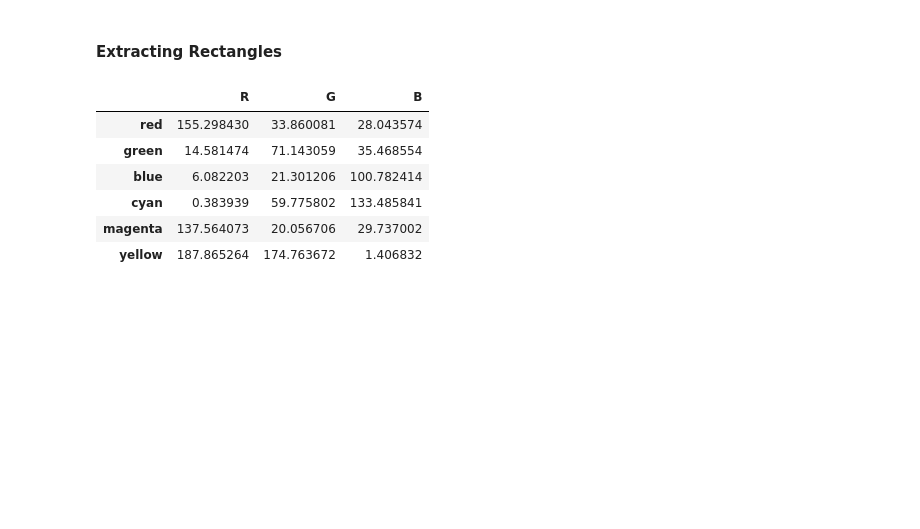
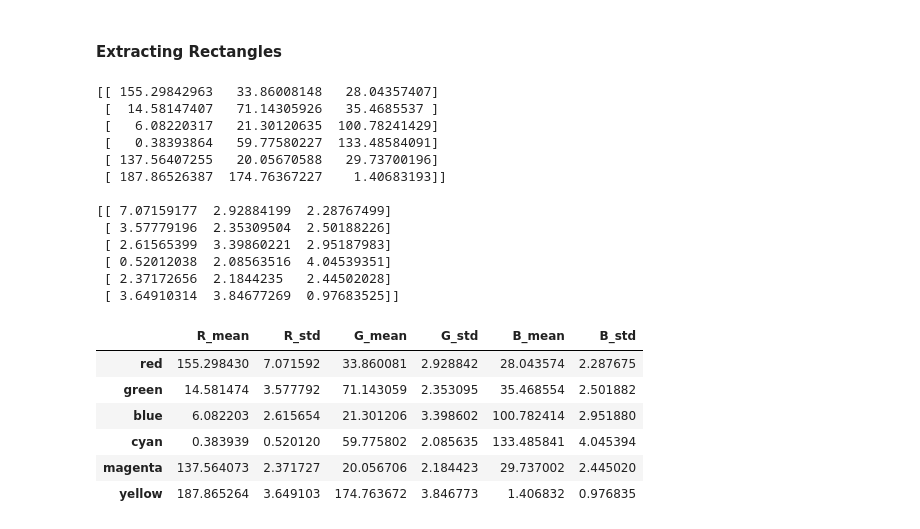
Before and after one commit to yizharf9/coding, a Jupyter notebook: bgu/multimedia_compression/first_paper/ex1.ipynb, the cells around one changed output. Drawn from its saved outputs; the diff is of its cells as text; code cells hidden in the pictures; blank space fills up the shorter version.

Commit message:
added std to table for 1.a

```diff
--- a/bgu/multimedia_compression/first_paper/ex1.ipynb
+++ b/bgu/multimedia_compression/first_paper/ex1.ipynb
@@ -77,19 +77,46 @@ plt.imsave("Printed_Colors_with_black_rectangles.jpeg", pixel_array)
 # %%
 pixel_array = image_as_array.copy()
 mean_pixel_values = []
+std_pixel_values = []
 
 for x_coord,y_coord,x_span,y_span in coordinates:
     rectangle = pixel_array[y_coord:y_coord+y_span ,x_coord:x_coord+x_span]
     mean_pixel_values.append(np.mean(rectangle, axis=(0, 1)))
-
+    std_pixel_values.append(np.std(rectangle, axis=(0, 1)))
 
 colors = ["red", "green", "blue", "cyan", "magenta", "yellow"]
-pd.DataFrame(mean_pixel_values, columns=["R", "G", "B"], index=[color for color in colors])
+
+mean_pixel_values = np.array(mean_pixel_values)
+std_pixel_values = np.array(std_pixel_values)
+print(mean_pixel_values ,end="\n\n")
+print(std_pixel_values)
 # %% [output]
-|  | R | G | B |
-| red | 155.298430 | 33.860081 | 28.043574 |
-| green | 14.581474 | 71.143059 | 35.468554 |
-| blue | 6.082203 | 21.301206 | 100.782414 |
-| cyan | 0.383939 | 59.775802 | 133.485841 |
-| magenta | 137.564073 | 20.056706 | 29.737002 |
-| yellow | 187.865264 | 174.763672 | 1.406832 |
+[[ 155.29842963   33.86008148   28.04357407]
+ [  14.58147407   71.14305926   35.4685537 ]
+ [   6.08220317   21.30120635  100.78241429]
+ [   0.38393864   59.77580227  133.48584091]
+ [ 137.56407255   20.05670588   29.73700196]
+ [ 187.86526387  174.76367227    1.40683193]]
+
+[[ 7.07159177  2.92884199  2.28767499]
+ [ 3.57779196  2.35309504  2.50188226]
+ [ 2.61565399  3.39860221  2.95187983]
+ [ 0.52012038  2.08563516  4.04539351]
+ [ 2.37172656  2.1844235   2.44502028]
+ [ 3.64910314  3.84677269  0.97683525]]
+# %%
+full_data = np.hstack((mean_pixel_values,std_pixel_values))
+full_data.shape
+full_data = pd.DataFrame(full_data, columns=["R_mean", "G_mean", "B_mean","R_std", "G_std", "B_std"], index=[color for color in colors])
+# new_columns=["R_mean", "R_std","G_mean","G_std", "B_mean",  "B_std"]
+new_columns=["R_mean", "R_std","G_mean","G_std", "B_mean",  "B_std"]
+full_data = full_data[new_columns]
+full_data
+# %% [output]
+|  | R_mean | R_std | G_mean | G_std | B_mean | B_std |
+| red | 155.298430 | 7.071592 | 33.860081 | 2.928842 | 28.043574 | 2.287675 |
+| green | 14.581474 | 3.577792 | 71.143059 | 2.353095 | 35.468554 | 2.501882 |
+| blue | 6.082203 | 2.615654 | 21.301206 | 3.398602 | 100.782414 | 2.951880 |
+| cyan | 0.383939 | 0.520120 | 59.775802 | 2.085635 | 133.485841 | 4.045394 |
+| magenta | 137.564073 | 2.371727 | 20.056706 | 2.184423 | 29.737002 | 2.445020 |
+| yellow | 187.865264 | 3.649103 | 174.763672 | 3.846773 | 1.406832 | 0.976835 |
```
Also changed, not shown: parts of 2 cells of this notebook.
